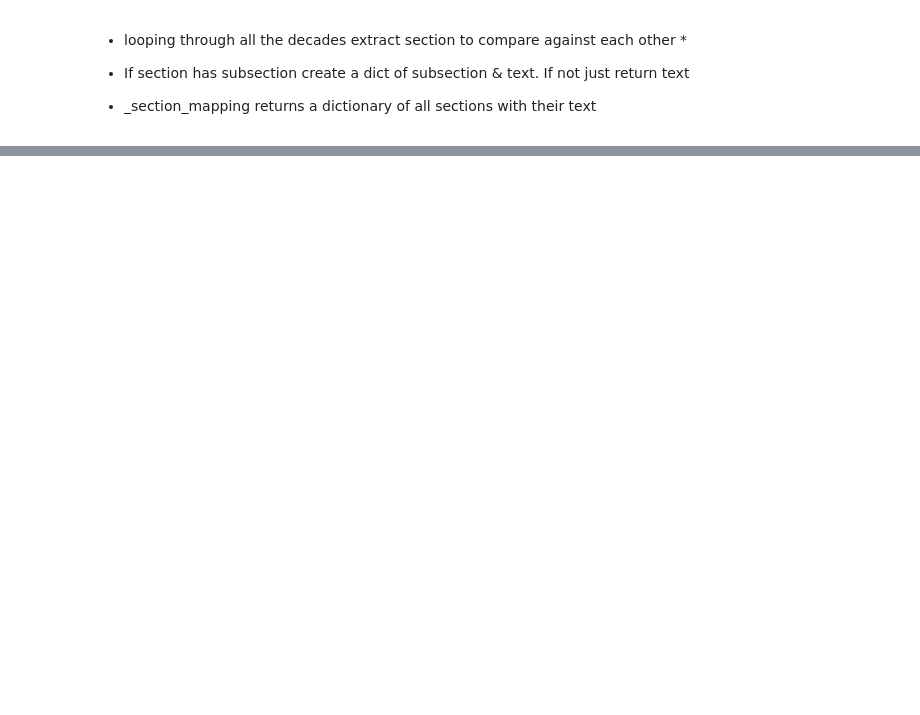
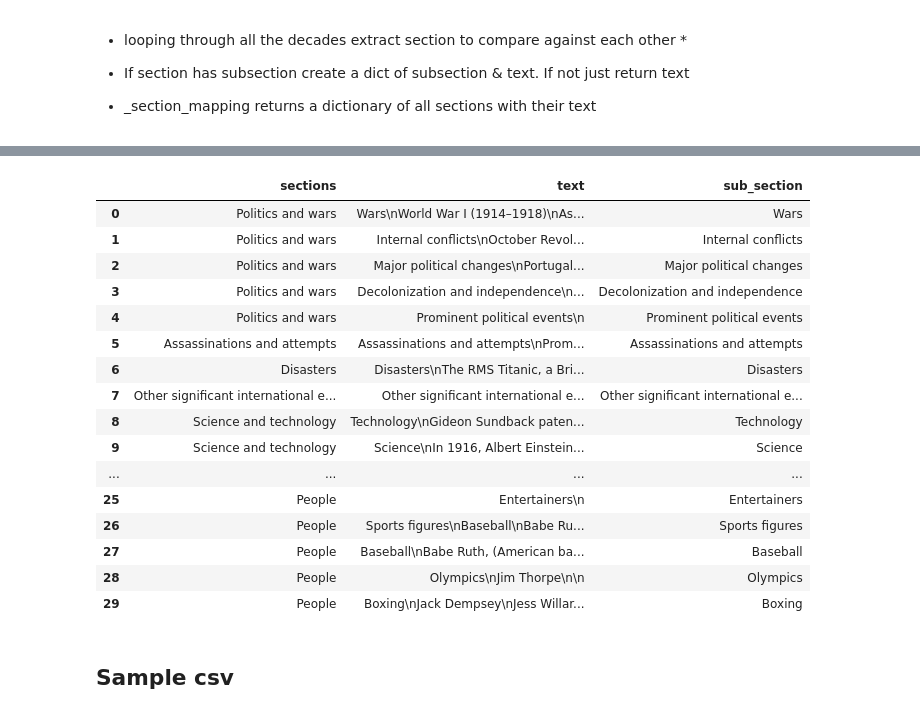
Before and after one commit to SamNgigi/Decades_Analysis, a Jupyter notebook: wiki.ipynb, the cells around one changed output, grey strips where cells are left out. Cells and saved outputs as stored; diff of their text form; code cells hidden in the pictures; blank space fills up the shorter version.

```diff
--- a/wiki.ipynb
+++ b/wiki.ipynb
@@ -184,0 +241,37 @@ pd.DataFrame.from_dict(tst, orient="index").T
+# %%
+def get_substitle(val):
+    res = val
+    if core_dict[val]:
+        res = core_dict[val]
+    return res
+
+def get_subtext(val):
+    return tens19.section_by_title(val).full_text()
+# %%
+core_sections_df["sub_section"] =  core_sections_df["sections"].apply(get_subs)
+# %%
+df_1910s = core_sections_df.explode("sub_section", ignore_index=True)
+# %%
+df_1910s["text"] = core_df["sub_section"].apply(get_subtext)
+# %%
+df_1910s
+# %% [output]
+|  | sections | text | sub_section |
+| 0 | Politics and wars | Wars\nWorld War I (1914–1918)\nAs... | Wars |
+| 1 | Politics and wars | Internal conflicts\nOctober Revol... | Internal conflicts |
+| 2 | Politics and wars | Major political changes\nPortugal... | Major political changes |
+| 3 | Politics and wars | Decolonization and independence\n... | Decolonization and independence |
+| 4 | Politics and wars | Prominent political events\n | Prominent political events |
+| 5 | Assassinations and attempts | Assassinations and attempts\nProm... | Assassinations and attempts |
+| 6 | Disasters | Disasters\nThe RMS Titanic, a Bri... | Disasters |
+| 7 | Other significant international e... | Other significant international e... | Other significant international e... |
+| 8 | Science and technology | Technology\nGideon Sundback paten... | Technology |
+| 9 | Science and technology | Science\nIn 1916, Albert Einstein... | Science |
+| ... | ... | ... | ... |
+| 25 | People | Entertainers\n | Entertainers |
+| 26 | People | Sports figures\nBaseball\nBabe Ru... | Sports figures |
+| 27 | People | Baseball\nBabe Ruth, (American ba... | Baseball |
+| 28 | People | Olympics\nJim Thorpe\n\n | Olympics |
+| 29 | People | Boxing\nJack Dempsey\nJess Willar... | Boxing |
+# %% [markdown]
+## Sample csv
```
Also changed, not shown: parts of 11 cells of this notebook, 1 other file.
